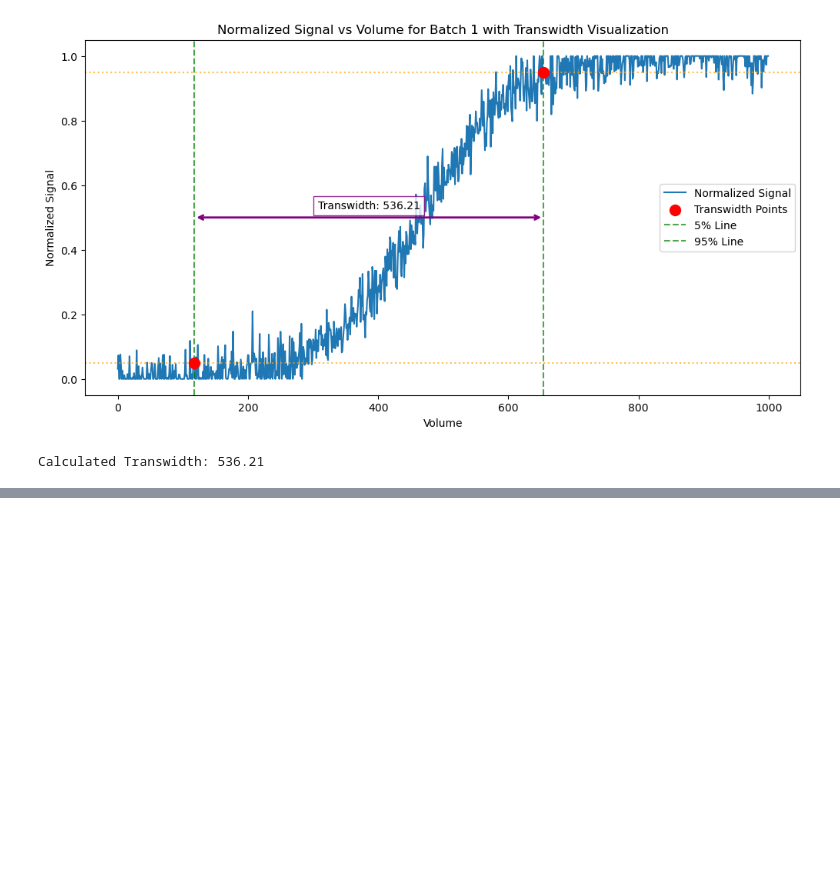
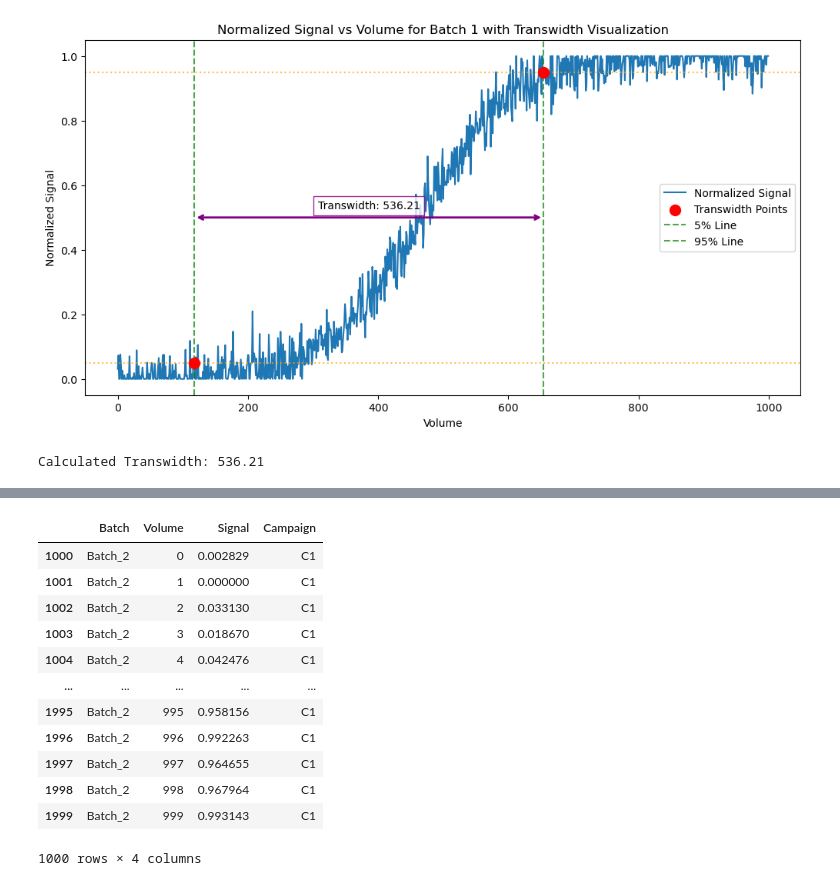
Before and after one commit to vincentgaul/direct_transitional_analysis, a Jupyter notebook: TA.ipynb, the cells around one changed output, grey strips where cells are left out. Cells and saved outputs as stored; diff of their text form; code cells hidden in the pictures; blank space fills up the shorter version.

```diff
--- a/TA.ipynb
+++ b/TA.ipynb
@@ -431,0 +380,16 @@ Calculated Direct AF: 1.79
+# %%
+temp
+# %% [output]
+|  | Batch | Volume | Signal | Campaign |
+| 1000 | Batch_2 | 0 | 0.002829 | C1 |
+| 1001 | Batch_2 | 1 | 0.000000 | C1 |
+| 1002 | Batch_2 | 2 | 0.033130 | C1 |
+| 1003 | Batch_2 | 3 | 0.018670 | C1 |
+| 1004 | Batch_2 | 4 | 0.042476 | C1 |
+| ... | ... | ... | ... | ... |
+| 1995 | Batch_2 | 995 | 0.958156 | C1 |
+| 1996 | Batch_2 | 996 | 0.992263 | C1 |
+| 1997 | Batch_2 | 997 | 0.964655 | C1 |
+| 1998 | Batch_2 | 998 | 0.967964 | C1 |
+| 1999 | Batch_2 | 999 | 0.993143 | C1 |
+1000 rows × 4 columns
```
Also changed, not shown: parts of 11 cells of this notebook.
